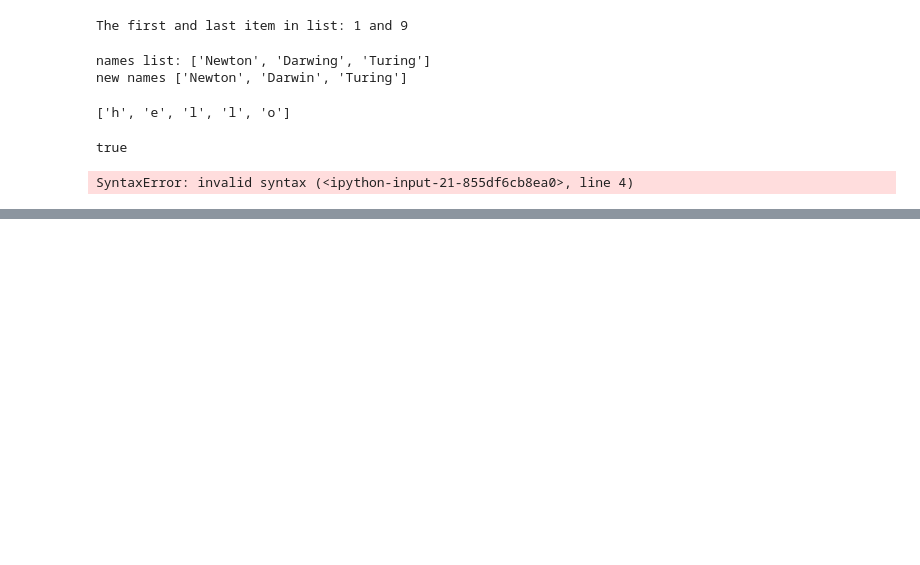
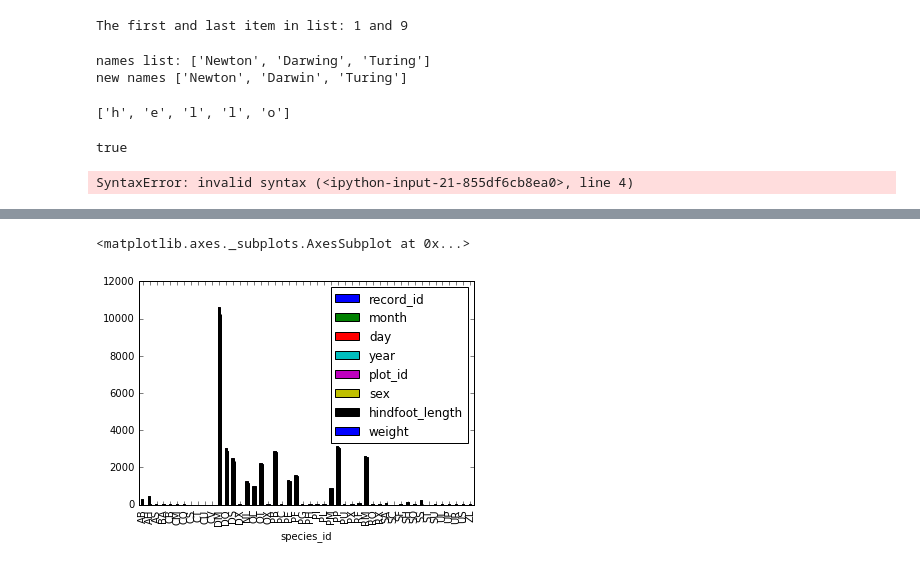
Before and after one commit to guiltyedwin/SC_ET, a Jupyter notebook: Untitled.ipynb, the cells around one changed output, grey strips where cells are left out. Cells and saved outputs as stored; diff of their text form; code cells hidden in the pictures; blank space fills up the shorter version.

```diff
--- a/Untitled.ipynb
+++ b/Untitled.ipynb
@@ -36,0 +55,3 @@ SyntaxError: invalid syntax (<ipython-input-21-855df6cb8ea0>, line 4)
+# %%
+surveys_df = pd.read_csv("~/Downloads/surveys.csv")
+print(surveys_df)
@@ -36,0 +126,6 @@ SyntaxError: invalid syntax (<ipython-input-21-855df6cb8ea0>, line 4)
+# %%
+species_counts2 = surveys_df.groupby('species_id').count()
+species_counts2.plot(kind='bar')
+# %% [output]
+<matplotlib.axes._subplots.AxesSubplot at 0x...>
+[figure, added]
```
Also changed, not shown: parts of 14 cells of this notebook.
